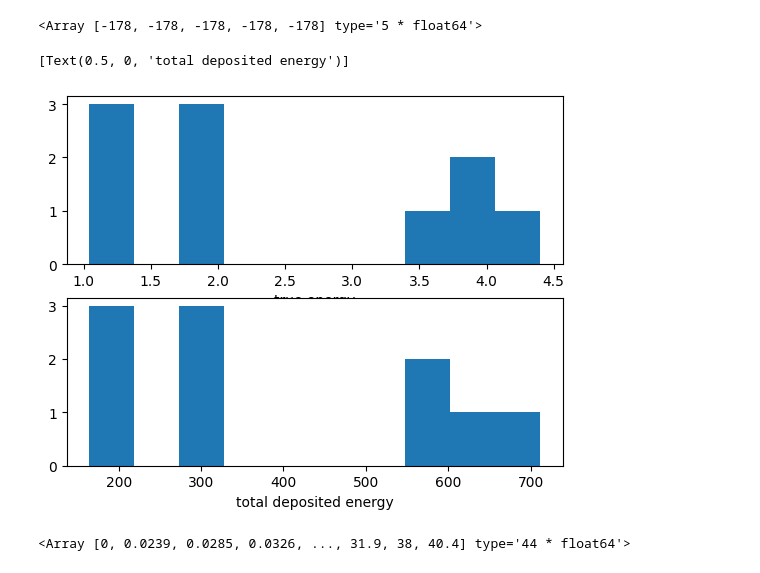
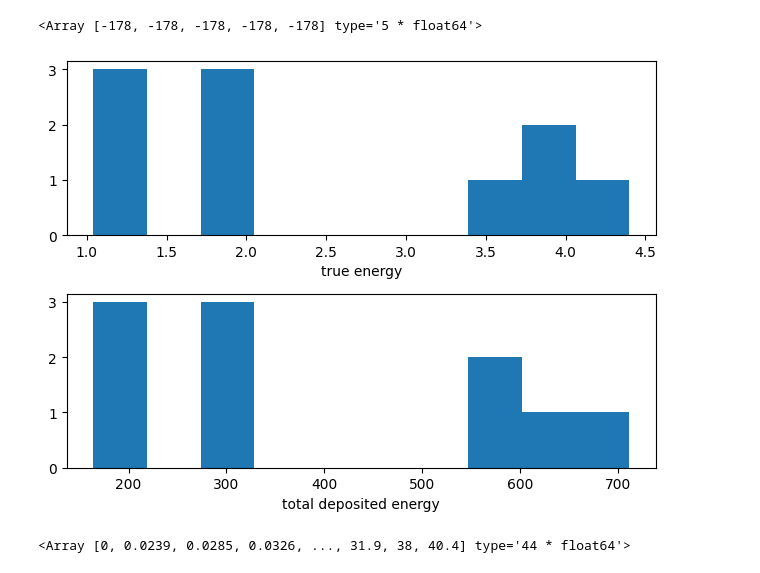
Before and after one commit to kingusiu/opDeDe, a Jupyter notebook: notebooks/detector_data_plots.ipynb, the cells around one changed output. Cells and saved outputs as stored; diff of their text form; code cells hidden in the pictures.

```diff
--- a/notebooks/detector_data_plots.ipynb
+++ b/notebooks/detector_data_plots.ipynb
@@ -147,12 +151,13 @@ df['sensor_z'][0][10:15]
 # %%
 fig,ax = plt.subplots(2)
 ax[0].hist(df['true_energy'],bins=10)
 ax[0].set(xlabel='true energy')
 ax[1].hist(df['total_dep_energy'],bins=10)
 ax[1].set(xlabel='total deposited energy')
+plt.tight_layout()
+plt.show()
 # %% [output]
-[Text(0.5, 0, 'total deposited energy')]
-[figure, old version]
+[figure, new version]
 # %%
 np.unique(df['sensor_energy'][0])
 # %% [output]
```
Also changed, not shown: parts of 19 cells of this notebook, 6 other files.
